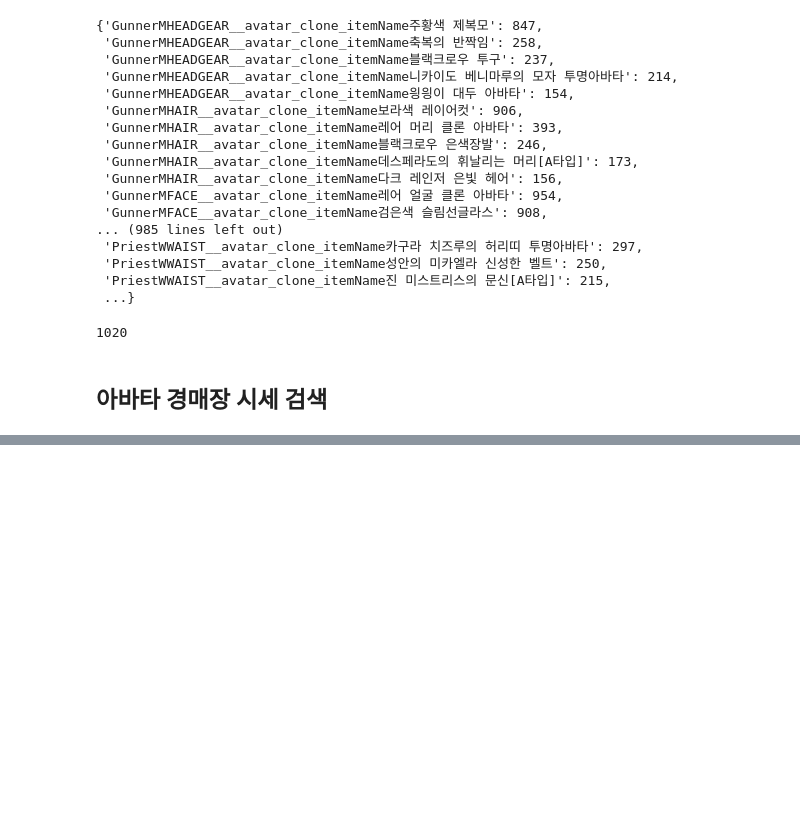
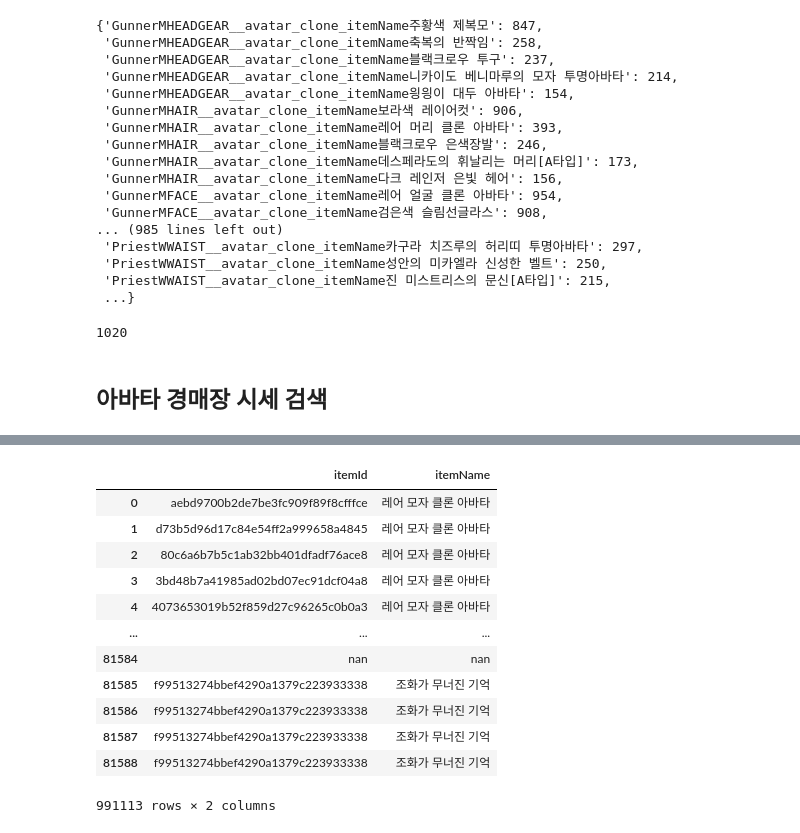
Before and after one commit to dothegee/dungeonFighter, a Jupyter notebook: EDA.ipynb, the cells around one changed output, grey strips where cells are left out. Saved outputs shown, nothing was run; the diff lists cells and outputs as text; code cells hidden in the pictures; blank space fills up the shorter version.

```diff
--- a/EDA.ipynb
+++ b/EDA.ipynb
@@ -899,0 +1007,24 @@ del df_list
+# %%
+item_check_df = pd.DataFrame(columns=['itemId','itemName'])
+# %%
+for part in parts:
+    ch_df=user_avatar_table[[part+'_clone_itemId',part+'_clone_itemName']]
+    ch_df.columns=['itemId','itemName']
+
+    item_check_df = pd.concat([item_check_df,ch_df], axis=0)
+# %%
+item_check_df
+# %% [output]
+|  | itemId | itemName |
+| 0 | aebd9700b2de7be3fc909f89f8cfffce | 레어 모자 클론 아바타 |
+| 1 | d73b5d96d17c84e54ff2a999658a4845 | 레어 모자 클론 아바타 |
+| 2 | 80c6a6b7b5c1ab32bb401dfadf76ace8 | 레어 모자 클론 아바타 |
+| 3 | 3bd48b7a41985ad02bd07ec91dcf04a8 | 레어 모자 클론 아바타 |
+| 4 | 4073653019b52f859d27c96265c0b0a3 | 레어 모자 클론 아바타 |
+| ... | ... | ... |
+| 81584 | nan | nan |
+| 81585 | f99513274bbef4290a1379c223933338 | 조화가 무너진 기억 |
+| 81586 | f99513274bbef4290a1379c223933338 | 조화가 무너진 기억 |
+| 81587 | f99513274bbef4290a1379c223933338 | 조화가 무너진 기억 |
+| 81588 | f99513274bbef4290a1379c223933338 | 조화가 무너진 기억 |
+991113 rows × 2 columns
```
Also changed, not shown: parts of 24 cells of this notebook, 1 other file.
